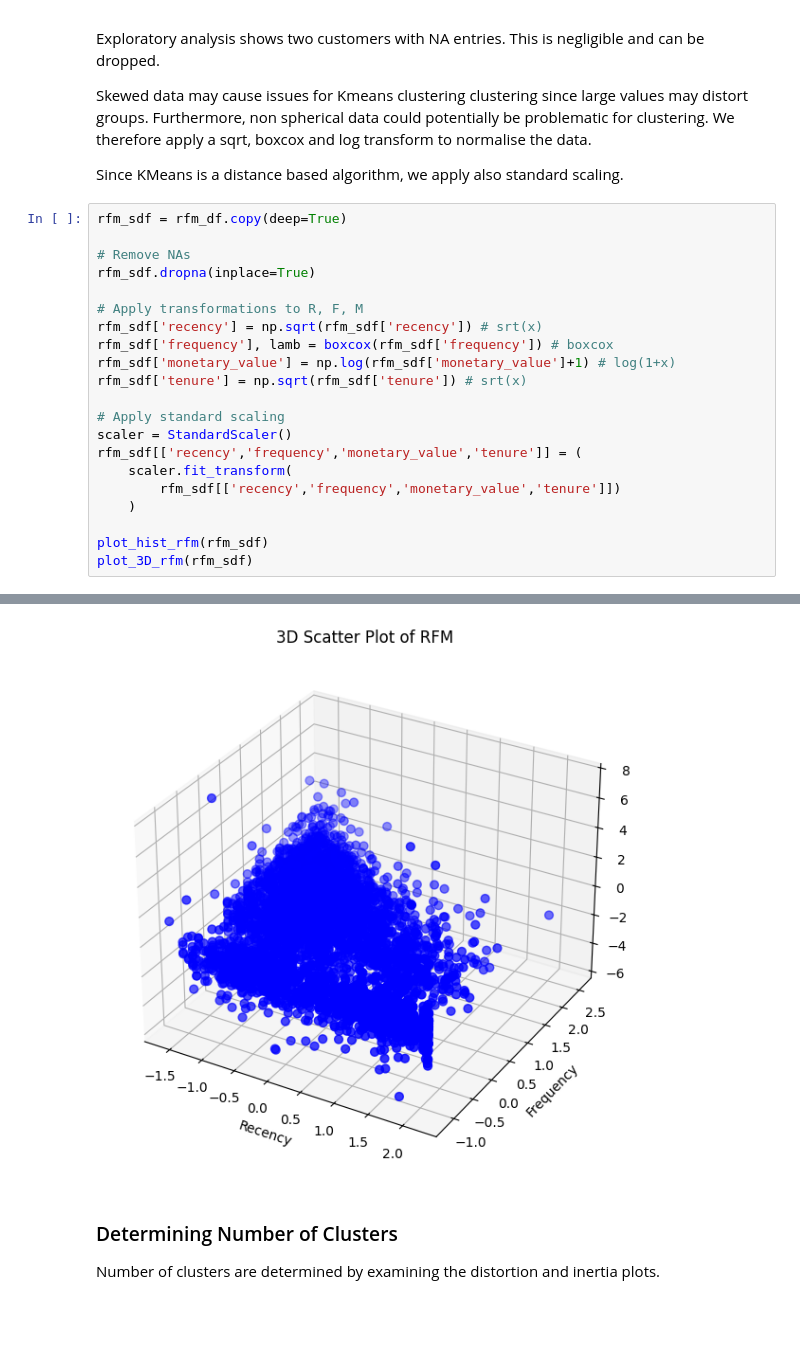
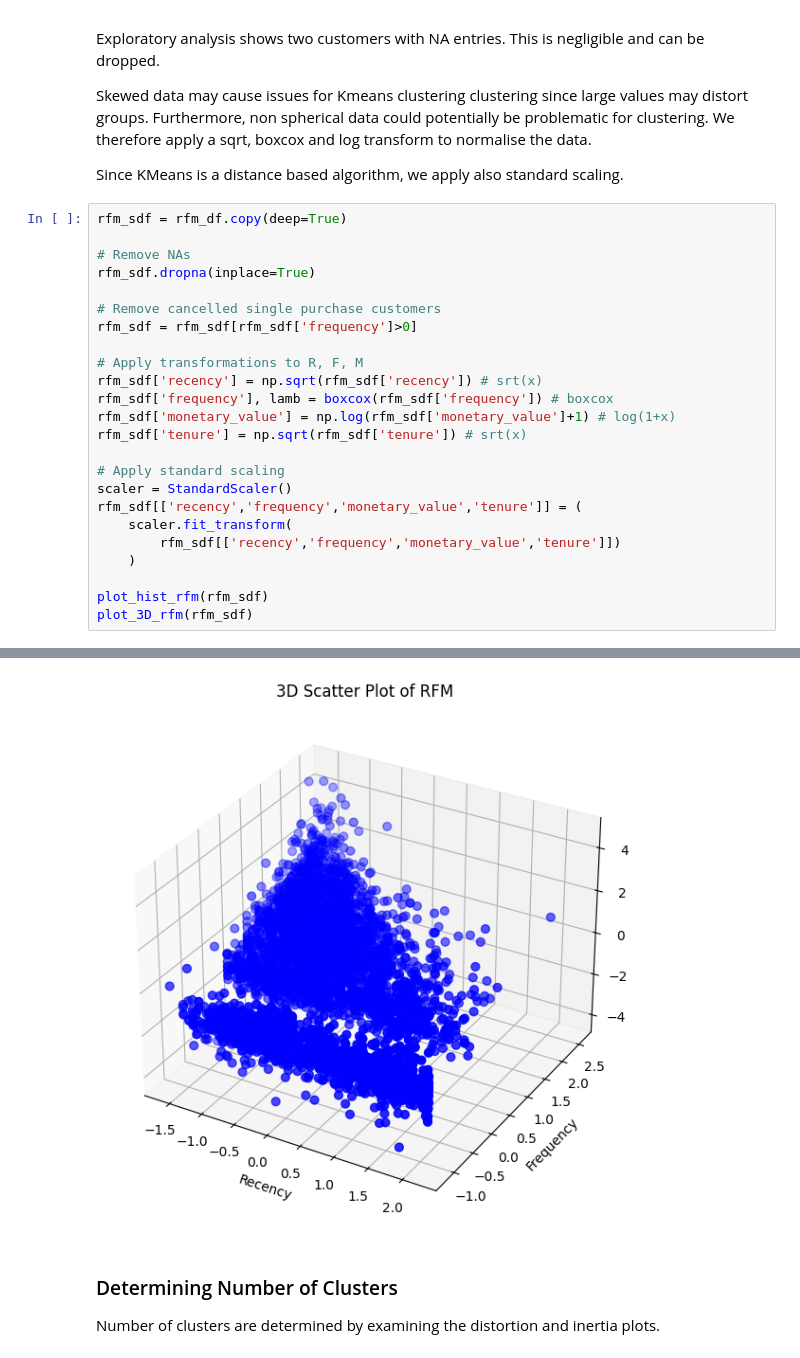
Before and after one commit to hwondo/EcommerceSales, a Jupyter notebook: notebooks/2b_rfm_analysis.ipynb, the cells around one changed output, grey strips where cells are left out. Saved outputs shown, nothing was run; the diff lists cells and outputs as text; blank space fills up the shorter version.

```diff
--- a/notebooks/2b_rfm_analysis.ipynb
+++ b/notebooks/2b_rfm_analysis.ipynb
@@ -346,6 +342,9 @@ rfm_sdf = rfm_df.copy(deep=True)
 
 # Remove NAs
 rfm_sdf.dropna(inplace=True)
+
+# Remove cancelled single purchase customers
+rfm_sdf = rfm_sdf[rfm_sdf['frequency']>0]
 
 # Apply transformations to R, F, M
 rfm_sdf['recency'] = np.sqrt(rfm_sdf['recency']) # srt(x)
@@ -367,4 +366,4 @@ plot_3D_rfm(rfm_sdf)
-[figure, old version]
+[figure, new version]
 # %% [markdown]
 ### Determining Number of Clusters
 
```
Also changed, not shown: parts of 21 cells of this notebook, 18 other files.
